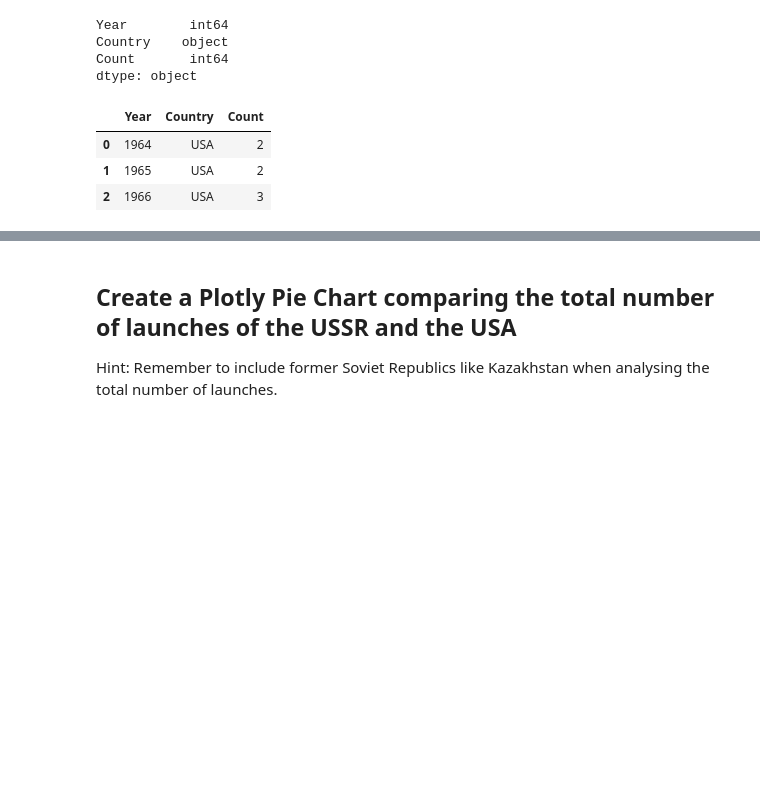
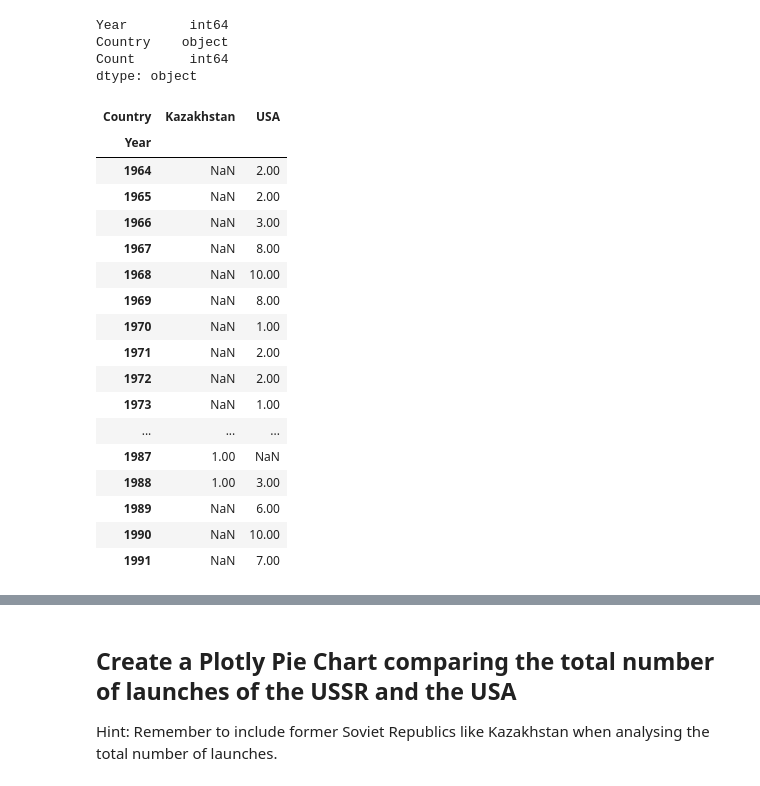
Before and after one commit to Bill-khk/Data-analysis, a Jupyter notebook: SpaceMissions/data/Space_Missions_Analysis.ipynb, the cells around one changed output, grey strips where cells are left out. Cells and saved outputs as stored; diff of their text form; code cells hidden in the pictures; blank space fills up the shorter version.

```diff
--- a/SpaceMissions/data/Space_Missions_Analysis.ipynb
+++ b/SpaceMissions/data/Space_Missions_Analysis.ipynb
@@ -855,11 +876,27 @@ Country    object
 Count       int64
 dtype: object
 # %%
-cold_war_g = cold_war_g[cold_war_g['Year']<1991]
-cold_war_g.head(3)
+cold_war_g = cold_war_g[cold_war_g['Year']<=1991]
+cold_war_g = cold_war_g.pivot(index='Year', columns='Country', values='Count')
-# %% [output]
-|  | Year | Country | Count |
-| 0 | 1964 | USA | 2 |
-| 1 | 1965 | USA | 2 |
-| 2 | 1966 | USA | 3 |
+# %%
+cold_war_g
+# %% [output]
+| Country | Kazakhstan | USA |
+| Year |  |  |
+| 1964 | NaN | 2.00 |
+| 1965 | NaN | 2.00 |
+| 1966 | NaN | 3.00 |
+| 1967 | NaN | 8.00 |
+| 1968 | NaN | 10.00 |
+| 1969 | NaN | 8.00 |
+| 1970 | NaN | 1.00 |
+| 1971 | NaN | 2.00 |
+| 1972 | NaN | 2.00 |
+| 1973 | NaN | 1.00 |
+| ... | ... | ... |
+| 1987 | 1.00 | NaN |
+| 1988 | 1.00 | 3.00 |
+| 1989 | NaN | 6.00 |
+| 1990 | NaN | 10.00 |
+| 1991 | NaN | 7.00 |
 # %%
```
Also changed, not shown: parts of 21 cells of this notebook.
